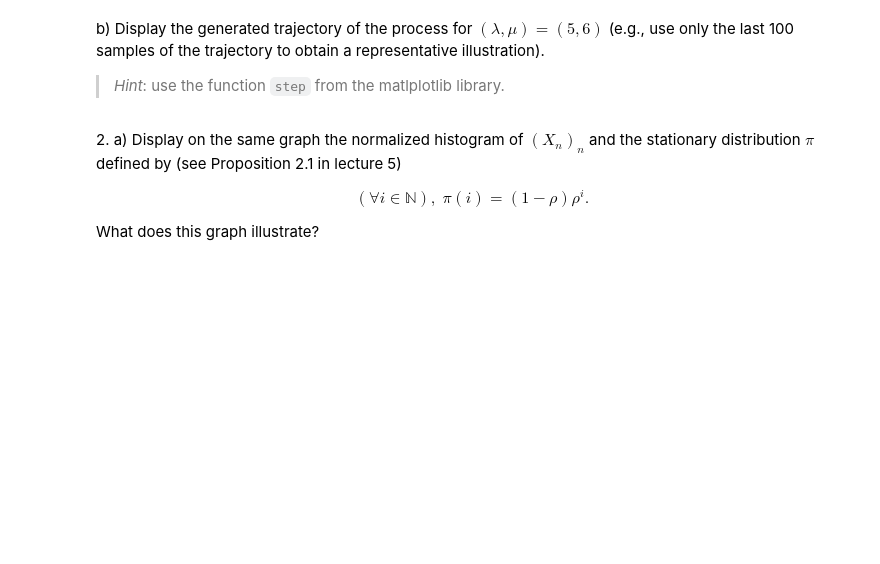
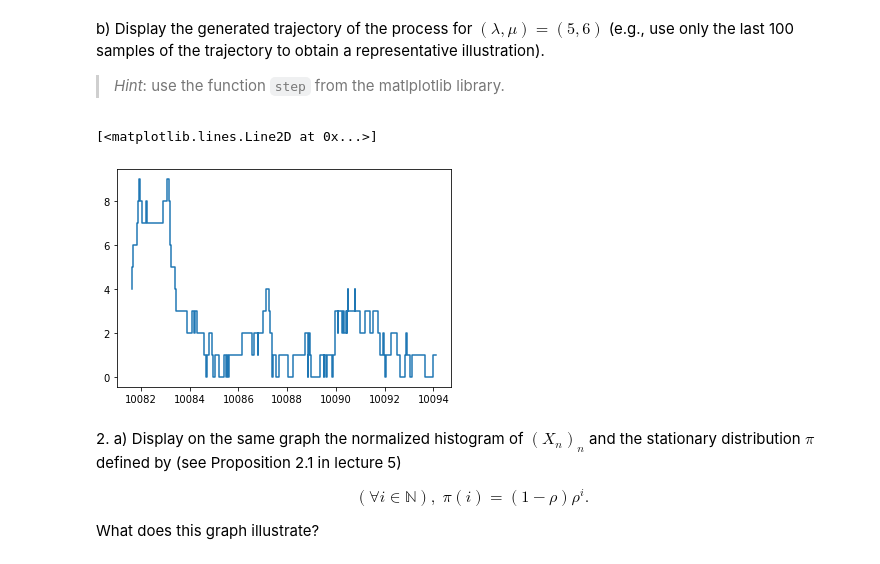
Before and after one commit to VirgileValiau/sdia-markov, a Jupyter notebook: lab2_DESCARPENTRIES_VALIAU/lab2_DESCARPENTRIES_VALIAU.ipynb, the cells around one changed output. Cells and saved outputs as stored; diff of their text form; code cells hidden in the pictures; blank space fills up the shorter version.

```diff
--- a/lab2_DESCARPENTRIES_VALIAU/lab2_DESCARPENTRIES_VALIAU.ipynb
+++ b/lab2_DESCARPENTRIES_VALIAU/lab2_DESCARPENTRIES_VALIAU.ipynb
@@ -88,6 +138,15 @@ def run_mm1inf(lambd: float, mu: float, rng, niter: int):
 b) Display the generated trajectory of the process for $(\lambda,\mu) = (5, 6)$ (e.g., use only the last 100 samples of the trajectory to obtain a representative illustration).
 
 > *Hint*: use the function `step` from the matlplotlib library.
+# %%
+lambd = 5
+mu=6
+
+X,T = run_mm1inf(lambd,mu,50,100000)
+plt.step(T[-100:],X[-100:])
+# %% [output]
+[<matplotlib.lines.Line2D at 0x...>]
+[figure, added]
 # %% [markdown]
 2\. a) Display on the same graph the normalized histogram of $(X_n)_n$ and the stationary distribution $\pi$ defined by (see Proposition 2.1 in lecture 5)
 
```
Also changed, not shown: parts of 10 cells of this notebook.
